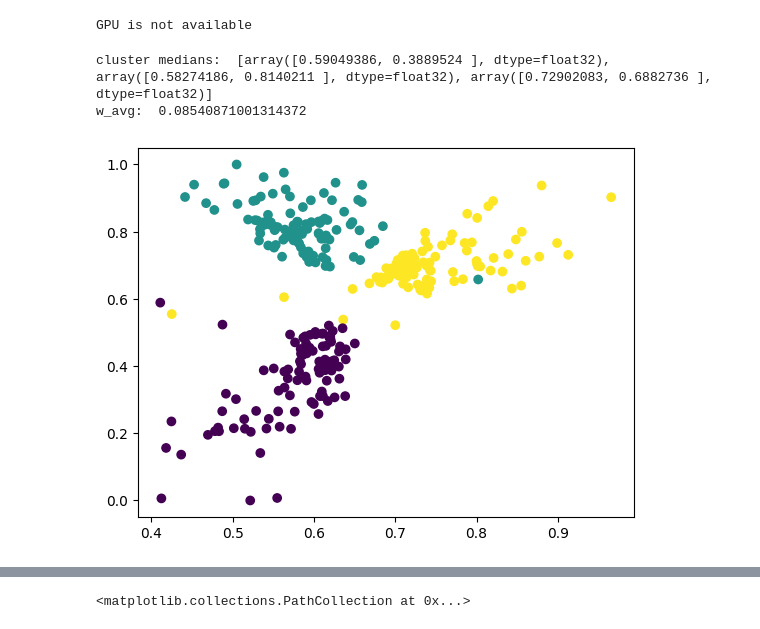
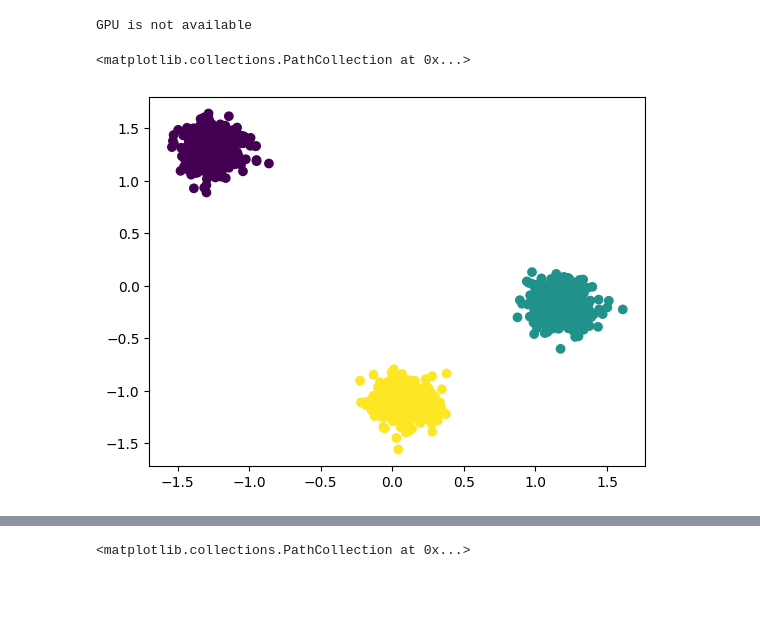
Before and after one commit to Altanali/ApproximationStabilityClustering, a Jupyter notebook: notebook.ipynb, the cells around one changed output, grey strips where cells are left out. Saved outputs shown, nothing was run; the diff lists cells and outputs as text; code cells hidden in the pictures; blank space fills up the shorter version.

```diff
--- a/notebook.ipynb
+++ b/notebook.ipynb
@@ -186,35 +250,45 @@ class BBG:
 # %%
-# load in mnist clusters
-points = np.load('./mnist/out/bottleneck_features.npy')
-true_labels = np.load('./mnist/out/labels.npy')
-# map labels to 0-k labels
-label_map = {}
-for i, label in enumerate(np.unique(true_labels)):
-    label_map[label] = i
-for i in range(len(true_labels)):
-    true_labels[i] = label_map[true_labels[i]]
+def sample_mnist_clusters(generate_new=False):
+    if generate_new:
+        !cd mnist && python make_cluster_dataset.py
+        !cd ../
+    # load in mnist clusters
+    x = np.load('./mnist/out/bottleneck_features.npy')
+    # x = get_normalized_points(x)
+    y = np.load('./mnist/out/labels.npy')
 
-# normalize points with 0-1 scaling
-points = (points - np.min(points)) / (np.max(points) - np.min(points))
-num_clusters = 3
+    # map labels to 0-k labels
+    label_map = {}
+    for i, label in enumerate(np.unique(y)):
+        label_map[label] = i
+    for i in range(len(y)):
+        y[i] = label_map[y[i]]
+    return x, y
 
-# find median of each cluster
-cluster_medians = []
-for i in range(num_clusters):
-    median = np.median(points[np.where(true_labels == i)], axis=0)
-    cluster_medians.append(median)
-print("cluster medians: ", cluster_medians)
+def sample_synthetic_clusters(num_points, k, std):
+    x, y = make_blobs(n_samples=num_points, centers=k, n_features=2, cluster_std=std)
+    x = get_normalized_points(x)
+    medians = get_medians(x, y, k)
+    w_avg = get_w_avg(x, medians)
+    return x, y, w_avg
 
-# find average euclidean distance of each point to its respective cluster median
-sum_weights = 0
-for i in range(len(points)):
-    sum_weights += np.linalg.norm(points[i] - cluster_medians[int(true_labels[i])])
-w_avg = sum_weights / len(points)
-print("w_avg: ", w_avg)
-# plot points
-plt.scatter(points[:,0], points[:,1], c=true_labels)
-plt.show()
+x, y, wa_avg = sample_synthetic_clusters(1000, 3, 0.6)
+plt.scatter(x[:,0], x[:,1], c=y)
+
+# # # normalize points with 0-1 scaling
+# # x = (x - np.min(x)) / (np.max(x) - np.min(x))
+# num_clusters = 3
+# true_cluster_size = 200
+
+# x, y = sample_mnist_clusters(generate_new=True)
+# # find median of each cluster
+# medians = get_media
+# # get w_avg
+# w_avg = get_w_avg(x, medians)
+# print("w_avg: ", w_avg)
+# # plot points
+# plt.scatter(x[:,0], x[:,1], c=y)
+# plt.show()
 # %% [output]
-cluster medians:  [array([0.59049386, 0.3889524 ], dtype=float32), array([0.58274186, 0.8140211 ], dtype=float32), array([0.72902083, 0.6882736 ], dtype=float32)]
-w_avg:  0.08540871001314372
+<matplotlib.collections.PathCollection at 0x...>
-[figure, old version]
+[figure, new version]
```
Also changed, not shown: parts of 9 cells of this notebook, 3 other files.
